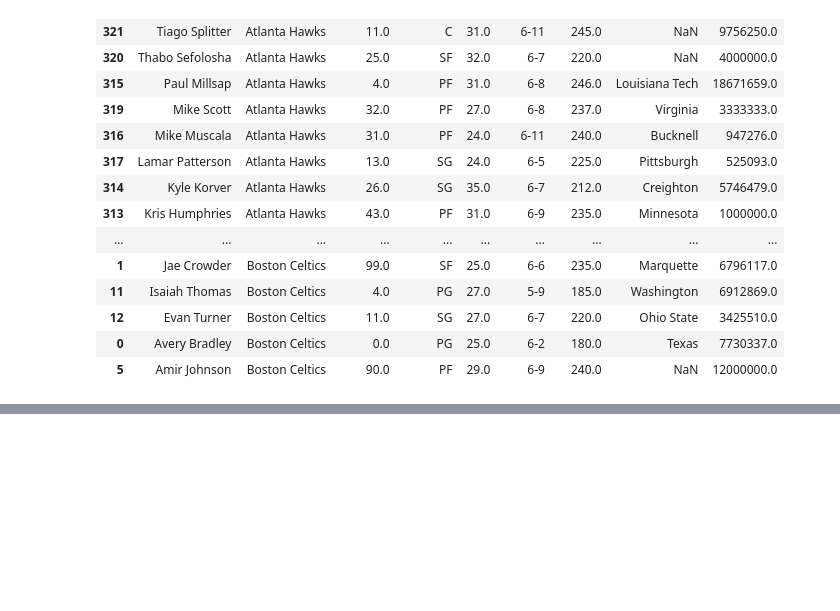
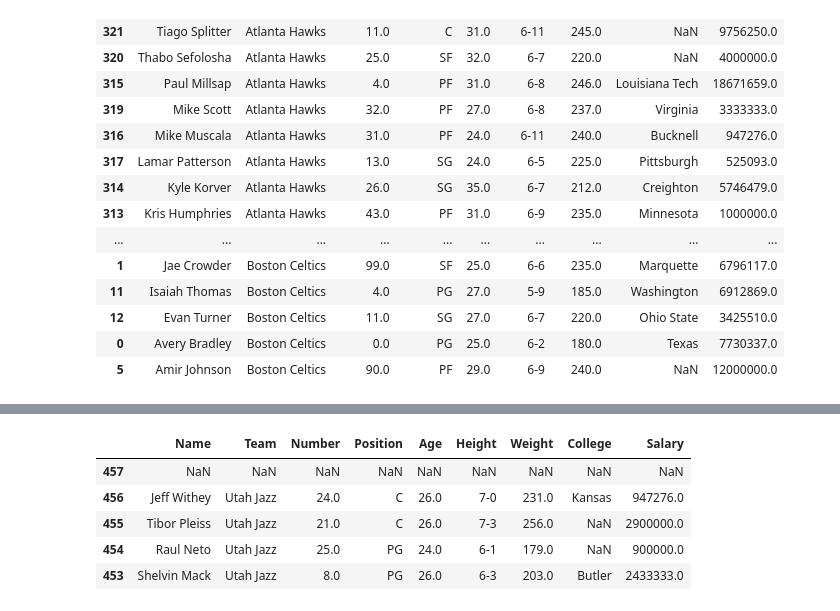
Before and after one commit to YoheiKo/DA_with_pandas_udemy, a Jupyter notebook: Dataframe.ipynb, the cells around one changed output, grey strips where cells are left out. Cells and saved outputs as stored; diff of their text form; code cells hidden in the pictures; blank space fills up the shorter version.

```diff
--- a/Dataframe.ipynb
+++ b/Dataframe.ipynb
@@ -707,3 +709,6 @@ nba.sort_values(["Team", "Name"], ascending = [True, False]).head(30) # "Team" i
 | 12 | Evan Turner | Boston Celtics | 11.0 | SG | 27.0 | 6-7 | 220.0 | Ohio State | 3425510.0 |
 | 0 | Avery Bradley | Boston Celtics | 0.0 | PG | 25.0 | 6-2 | 180.0 | Texas | 7730337.0 |
 | 5 | Amir Johnson | Boston Celtics | 90.0 | PF | 29.0 | 6-9 | 240.0 | NaN | 12000000.0 |
+# %%
+nba = pd.read_csv("nba.csv")
+nba.head(3)
@@ -709,0 +720,3 @@ nba.sort_values(["Team", "Name"], ascending = [True, False]).head(30) # "Team" i
+# %%
+nba.sort_values(["Number", "Salary", "Name"], inplace = True)
+nba.tail(3)
@@ -709,0 +737,10 @@ nba.sort_values(["Team", "Name"], ascending = [True, False]).head(30) # "Team" i
+# %%
+nba.sort_index(ascending = False, inplace = True)
+nba.head()
+# %% [output]
+|  | Name | Team | Number | Position | Age | Height | Weight | College | Salary |
+| 457 | NaN | NaN | NaN | NaN | NaN | NaN | NaN | NaN | NaN |
+| 456 | Jeff Withey | Utah Jazz | 24.0 | C | 26.0 | 7-0 | 231.0 | Kansas | 947276.0 |
+| 455 | Tibor Pleiss | Utah Jazz | 21.0 | C | 26.0 | 7-3 | 256.0 | NaN | 2900000.0 |
+| 454 | Raul Neto | Utah Jazz | 25.0 | PG | 24.0 | 6-1 | 179.0 | NaN | 900000.0 |
+| 453 | Shelvin Mack | Utah Jazz | 8.0 | PG | 26.0 | 6-3 | 203.0 | Butler | 2433333.0 |
```
Also changed, not shown: parts of 9 cells of this notebook.
